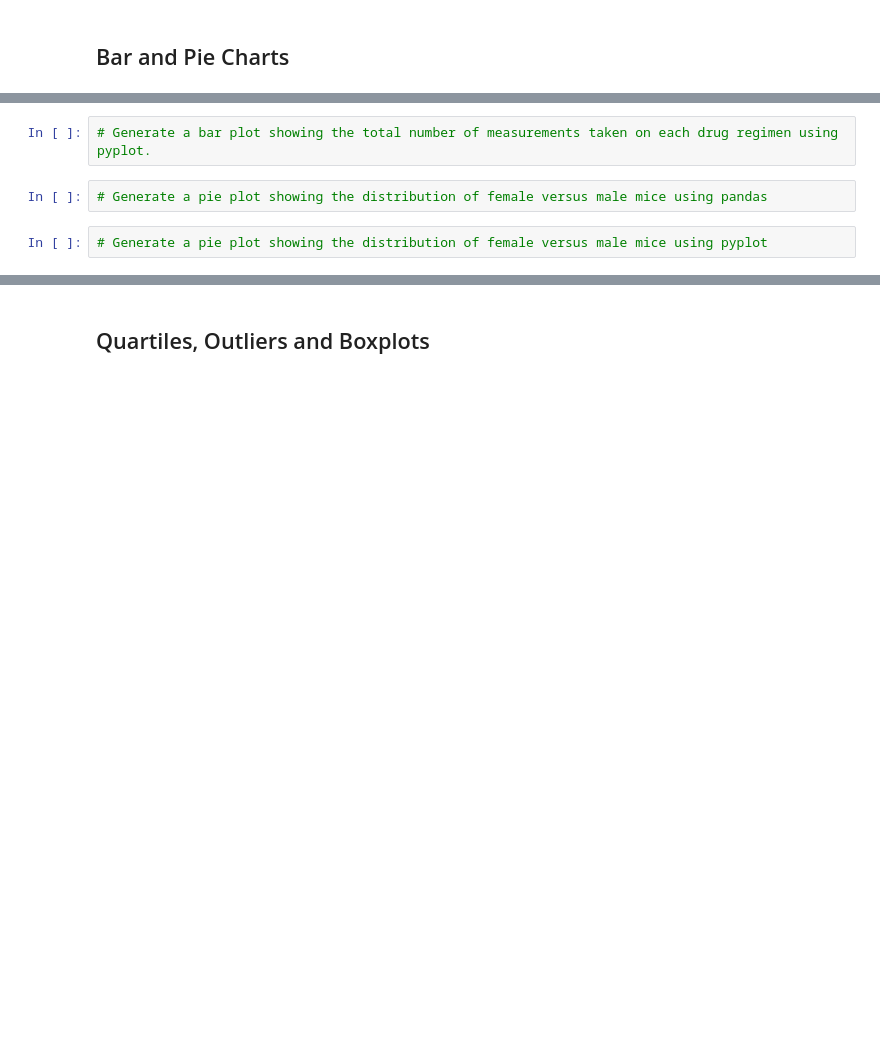
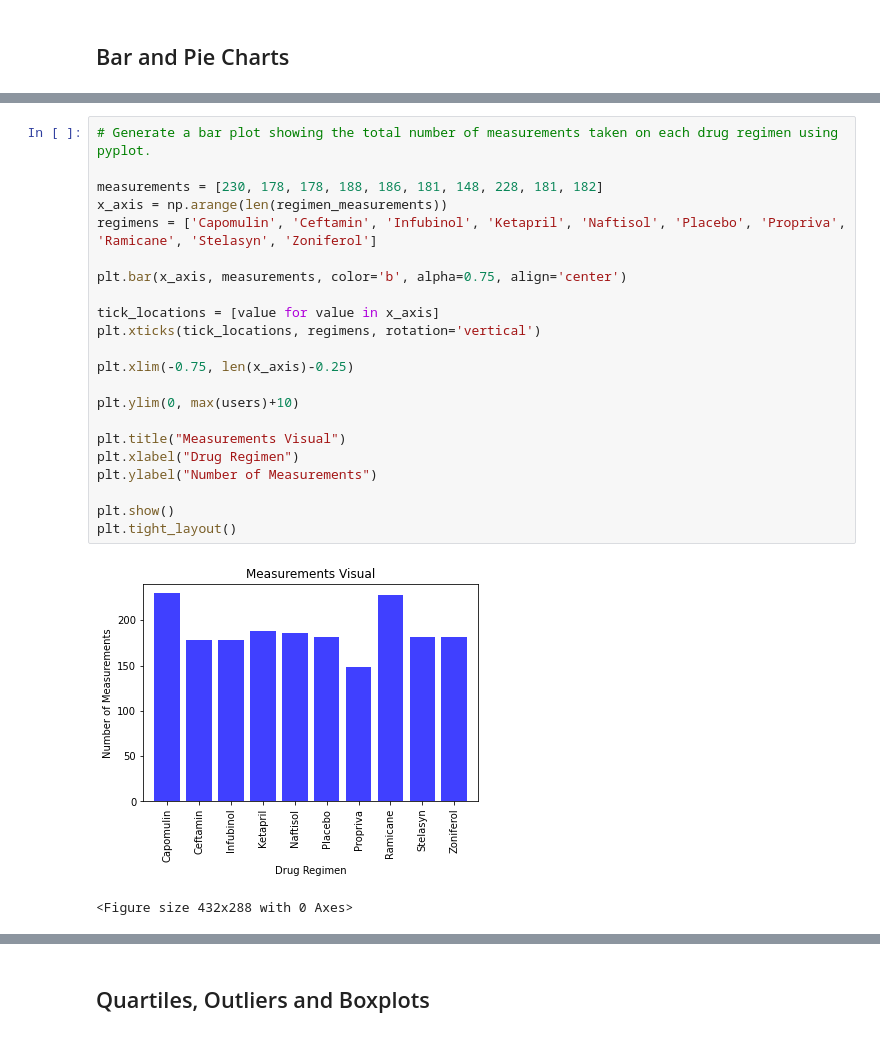
Before and after one commit to elysesulkey/matplotlib-challenge, a Jupyter notebook: Pymaceuticals.ipynb, the cells around one changed output, grey strips where cells are left out. Saved outputs shown, nothing was run; the diff lists cells and outputs as text; blank space fills up the shorter version.

```diff
--- a/Pymaceuticals.ipynb
+++ b/Pymaceuticals.ipynb
@@ -116,6 +131,25 @@ regimen.agg({"Tumor Volume (mm3)": ["mean", "median", "var", "std", "sem"]})
-# %%
-# Generate a bar plot showing the total number of measurements taken on each drug regimen using pyplot.
-# %%
-# Generate a pie plot showing the distribution of female versus male mice using pandas
-# %%
-# Generate a pie plot showing the distribution of female versus male mice using pyplot
+# %%
+# Generate a bar plot showing the total number of measurements taken on each drug regimen using pyplot.
+
+measurements = [230, 178, 178, 188, 186, 181, 148, 228, 181, 182]
+x_axis = np.arange(len(regimen_measurements))
+regimens = ['Capomulin', 'Ceftamin', 'Infubinol', 'Ketapril', 'Naftisol', 'Placebo', 'Propriva', 'Ramicane', 'Stelasyn', 'Zoniferol']
+
+plt.bar(x_axis, measurements, color='b', alpha=0.75, align='center')
+
+tick_locations = [value for value in x_axis]
+plt.xticks(tick_locations, regimens, rotation='vertical')
+
+plt.xlim(-0.75, len(x_axis)-0.25)
+
+plt.ylim(0, max(users)+10)
+
+plt.title("Measurements Visual")
+plt.xlabel("Drug Regimen")
+plt.ylabel("Number of Measurements")
+
+plt.show()
+plt.tight_layout()
+# %% [output]
+[figure, added]
+<Figure size 432x288 with 0 Axes>
```
Also changed, not shown: parts of 5 cells of this notebook.
